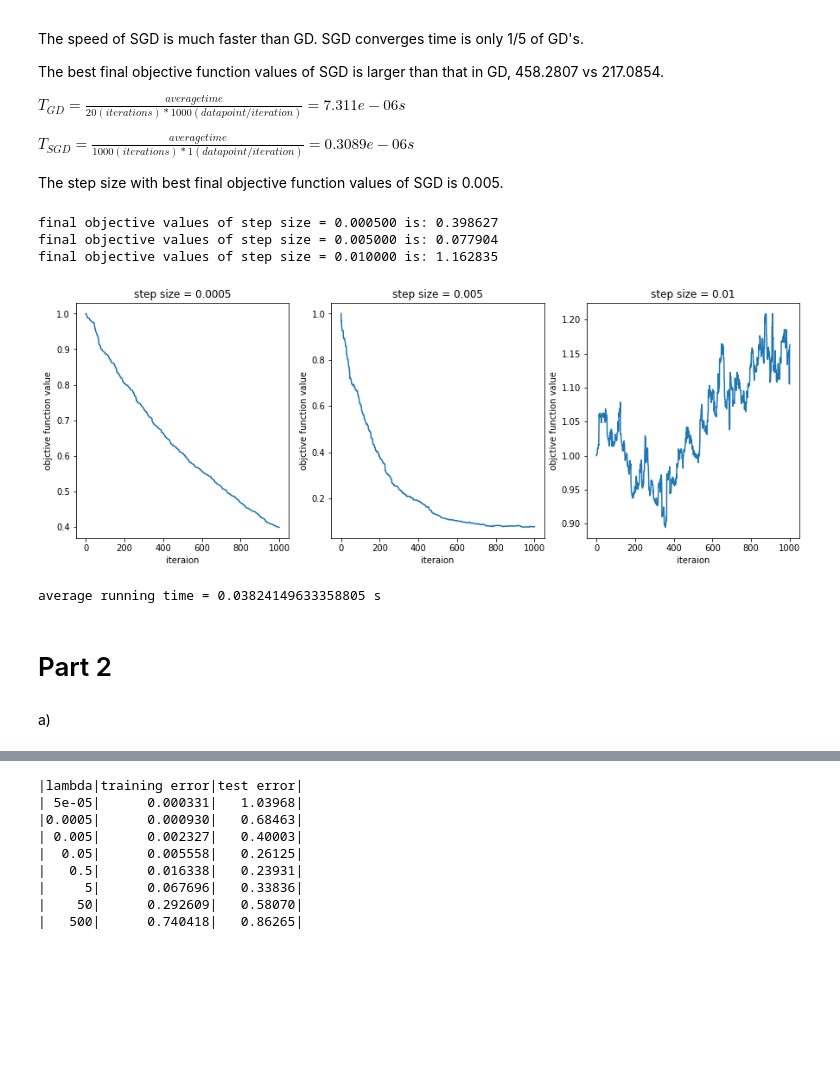
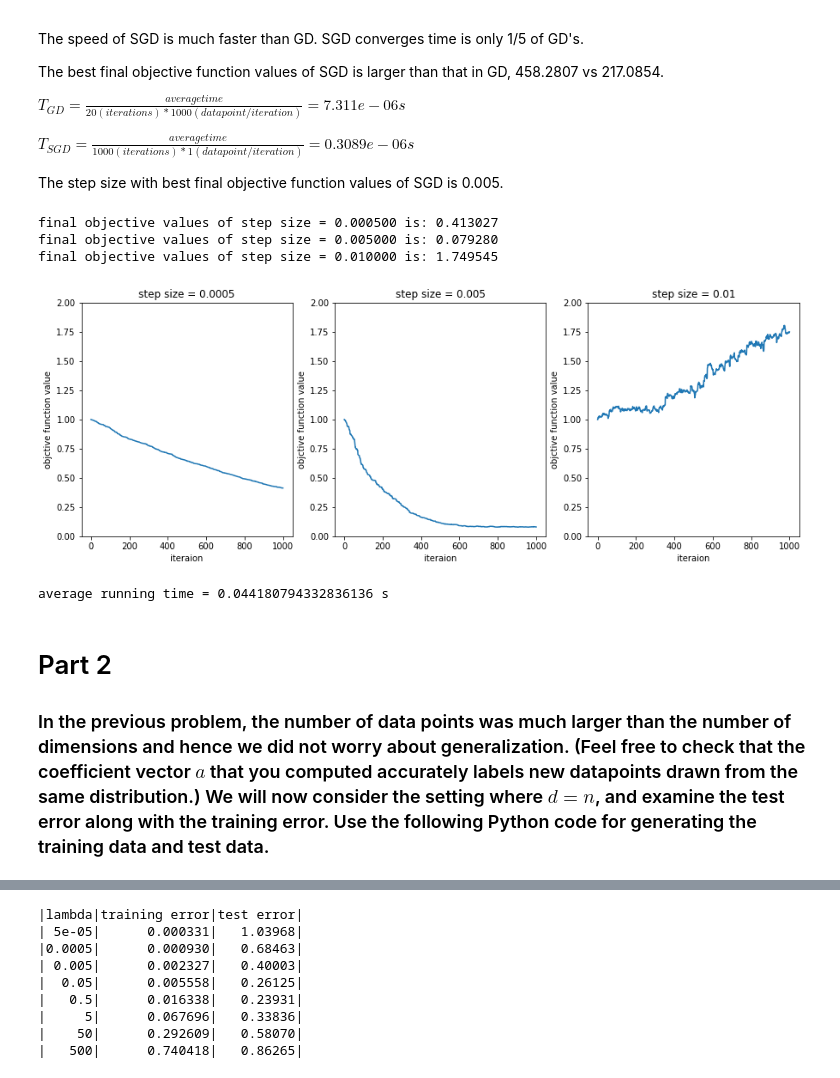
Before and after one commit to Skyraker2016/CS168, a Jupyter notebook: miniproject3/miniproject3.ipynb, the cells around one changed output, grey strips where cells are left out. Cells and saved outputs as stored; diff of their text form; code cells hidden in the pictures; blank space fills up the shorter version.

Commit message:
Part 2d finish

```diff
--- a/miniproject3/miniproject3.ipynb
+++ b/miniproject3/miniproject3.ipynb
@@ -246,36 +219,39 @@ The step size with best final objective function values of SGD is 0.005.
 # %%
 #using another metric, y2 is the real ture output
 def NormMSELoss(y1, y2):
-    return np.sqrt(np.sum((y1 - y2)**2)/np.sum(y2**2))
+    return np.sqrt(np.sum((y1 - y2)**2))/np.sqrt(np.sum(y2**2))
 # %%
 train_iter = 1000
 step_size_list =  [0.0005,0.005,0.01]
 plt.figure(figsize=(3*(len(step_size_list)+2),(len(step_size_list)+2)))
 
 running_time = 0
 
 for i in range(len(step_size_list)):
     running_start = time.clock()
     obj_value = SGDTrain(X, y, step_size_list[i], train_iter, NormMSELoss)
     running_time += time.clock() - running_start
     x_index = list(range(0,train_iter+1,1))
     plt.subplot(1,len(step_size_list),i+1)
     plt.title('step size = ' + str(step_size_list[i]))
     plt.xlabel('iteraion')
     plt.ylabel('objctive function value')
+    plt.ylim(0, 2)
     plt.plot(x_index, obj_value)
     print('final objective values of step size = %lf is: %lf' % (step_size_list[i], obj_value[-1]))
 
 plt.show()
 print('average running time =', running_time / len(step_size_list), 's')
 # %% [output]
-final objective values of step size = 0.000500 is: 0.398627
-final objective values of step size = 0.005000 is: 0.077904
-final objective values of step size = 0.010000 is: 1.162835
+final objective values of step size = 0.000500 is: 0.413027
+final objective values of step size = 0.005000 is: 0.079280
+final objective values of step size = 0.010000 is: 1.749545
-[figure, old version]
+[figure, new version]
-average running time = 0.03824149633358805 s
+average running time = 0.044180794332836136 s
-# %% [markdown]
-# Part 2
+# %% [markdown]
+# Part 2
+
+### In the previous problem, the number of data points was much larger than the number of dimensions and hence we did not worry about generalization. (Feel free to check that the coefficient vector $a$ that you computed accurately labels new datapoints drawn from the same distribution.) We will now consider the setting where $d = n$, and examine the test error along with the training error. Use the following Python code for generating the training data and test data.
 # %%
 #initialize variable to get the avg error
 train_n = 100
@@ -294,5 +270,3 @@ def init():
     y_train = X_train.dot(a_true) + np.random.normal(0,0.5,size=(train_n,1))
     X_test = np.random.normal(0,1, size=(test_n,d))
     y_test = X_test.dot(a_true) + np.random.normal(0,0.5,size=(test_n,1))
-# %% [markdown]
-a)
```
Also changed, not shown: parts of 28 cells of this notebook.
